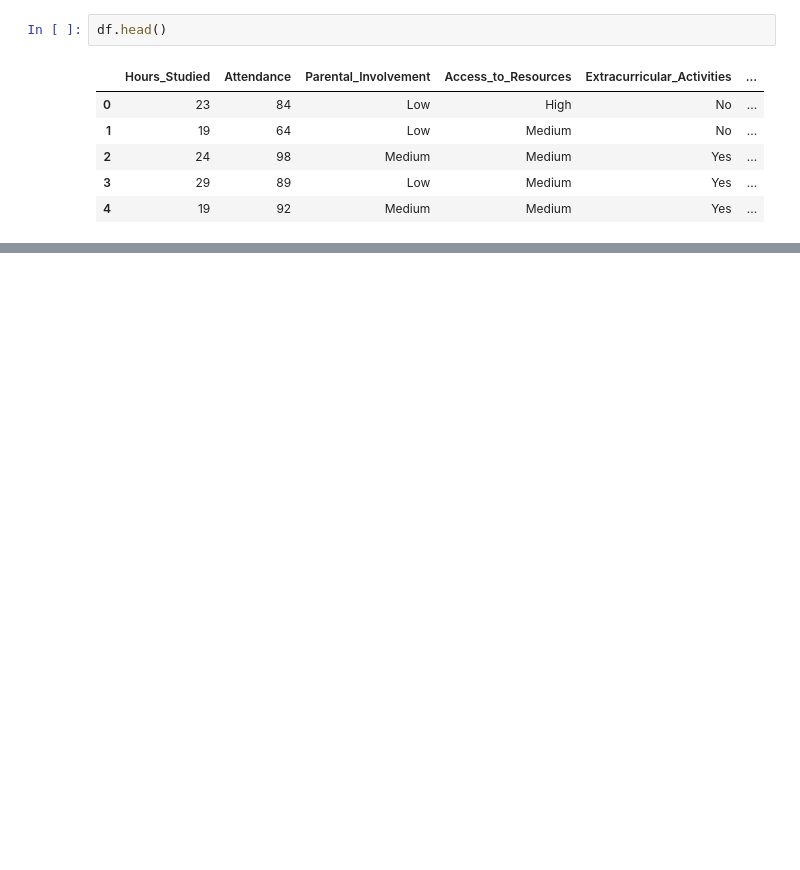
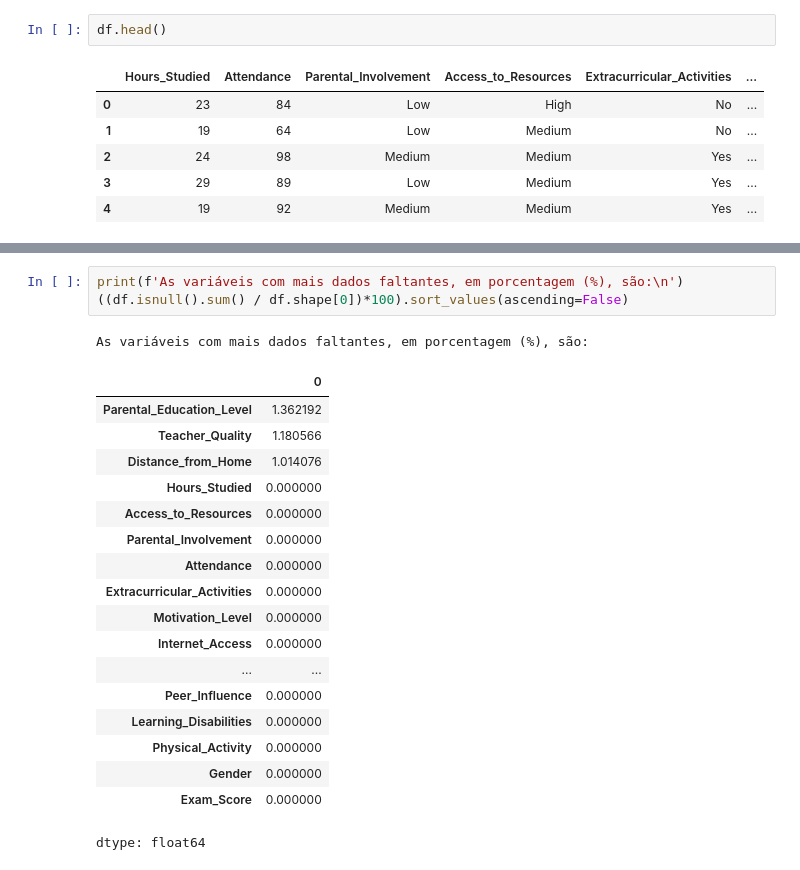
Before and after one commit to MariPinas/ProjetoAND1, a Jupyter notebook: notebook/ProjetoAND1.ipynb, the cells around one changed output, grey strips where cells are left out. Saved outputs shown, nothing was run; the diff lists cells and outputs as text; blank space fills up the shorter version.

```diff
--- a/notebook/ProjetoAND1.ipynb
+++ b/notebook/ProjetoAND1.ipynb
@@ -76,3 +81,26 @@ df.describe()
 | 50% | 20.000000 | 80.000000 | 7.00000 | 75.000000 | 1.000000 | 3.000000 | ... |
 | 75% | 24.000000 | 90.000000 | 8.00000 | 88.000000 | 2.000000 | 4.000000 | ... |
 | max | 44.000000 | 100.000000 | 10.00000 | 100.000000 | 8.000000 | 6.000000 | ... |
+# %%
+print(f'As variáveis com mais dados faltantes, em porcentagem (%), são:\n')
+((df.isnull().sum() / df.shape[0])*100).sort_values(ascending=False)
+# %% [output]
+As variáveis com mais dados faltantes, em porcentagem (%), são:
+|  | 0 |
+| Parental_Education_Level | 1.362192 |
+| Teacher_Quality | 1.180566 |
+| Distance_from_Home | 1.014076 |
+| Hours_Studied | 0.000000 |
+| Access_to_Resources | 0.000000 |
+| Parental_Involvement | 0.000000 |
+| Attendance | 0.000000 |
+| Extracurricular_Activities | 0.000000 |
+| Motivation_Level | 0.000000 |
+| Internet_Access | 0.000000 |
+| ... | ... |
+| Peer_Influence | 0.000000 |
+| Learning_Disabilities | 0.000000 |
+| Physical_Activity | 0.000000 |
+| Gender | 0.000000 |
+| Exam_Score | 0.000000 |
+dtype: float64
```
Also changed, not shown: parts of 2 cells of this notebook.
